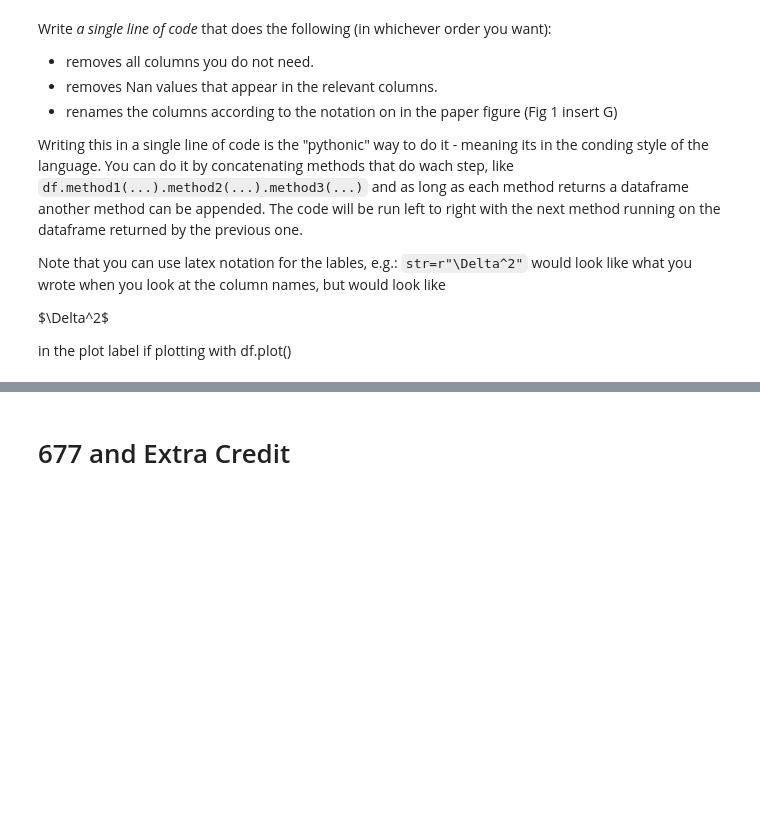
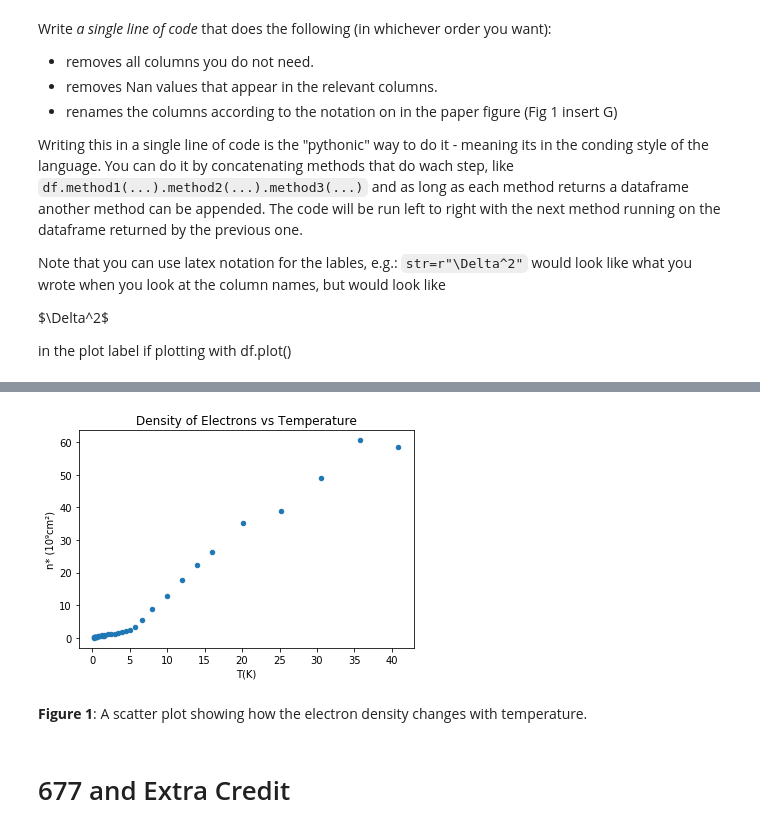
Before and after one commit to fedhere/DSPS_cHarty, a Jupyter notebook: HW7/LRtestAndMCMC_cHarty.ipynb, the cells around one changed output, grey strips where cells are left out. Saved outputs shown, nothing was run; the diff lists cells and outputs as text; code cells hidden in the pictures; blank space fills up the shorter version.

```diff
--- a/HW7/LRtestAndMCMC_cHarty.ipynb
+++ b/HW7/LRtestAndMCMC_cHarty.ipynb
@@ -96,3 +105,12 @@ nam18_reducted = ...
+# %%
+plt.scatter(nam18_reducted['Tk'], nam18_reducted['n'], s=20)
+plt.xlabel('T(K)')
+plt.ylabel('n* (10\u2079cm\u00b2)')
+plt.title('Density of Electrons vs Temperature');
+# %% [output]
+[figure, added]
+# %% [markdown]
+**Figure 1**: A scatter plot showing how the electron density changes with temperature.
 # %% [markdown]
 # 677 and Extra Credit
 # %% [markdown]
```
Also changed, not shown: parts of 27 cells of this notebook.
